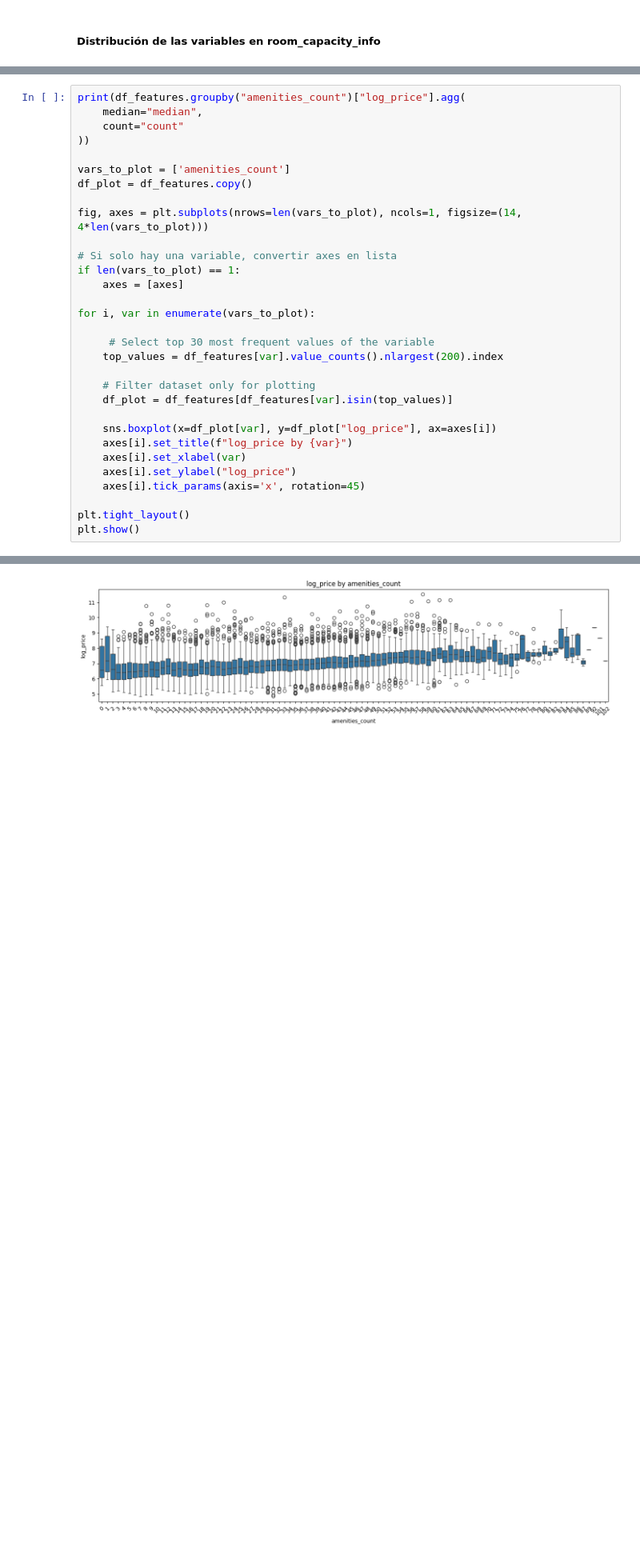
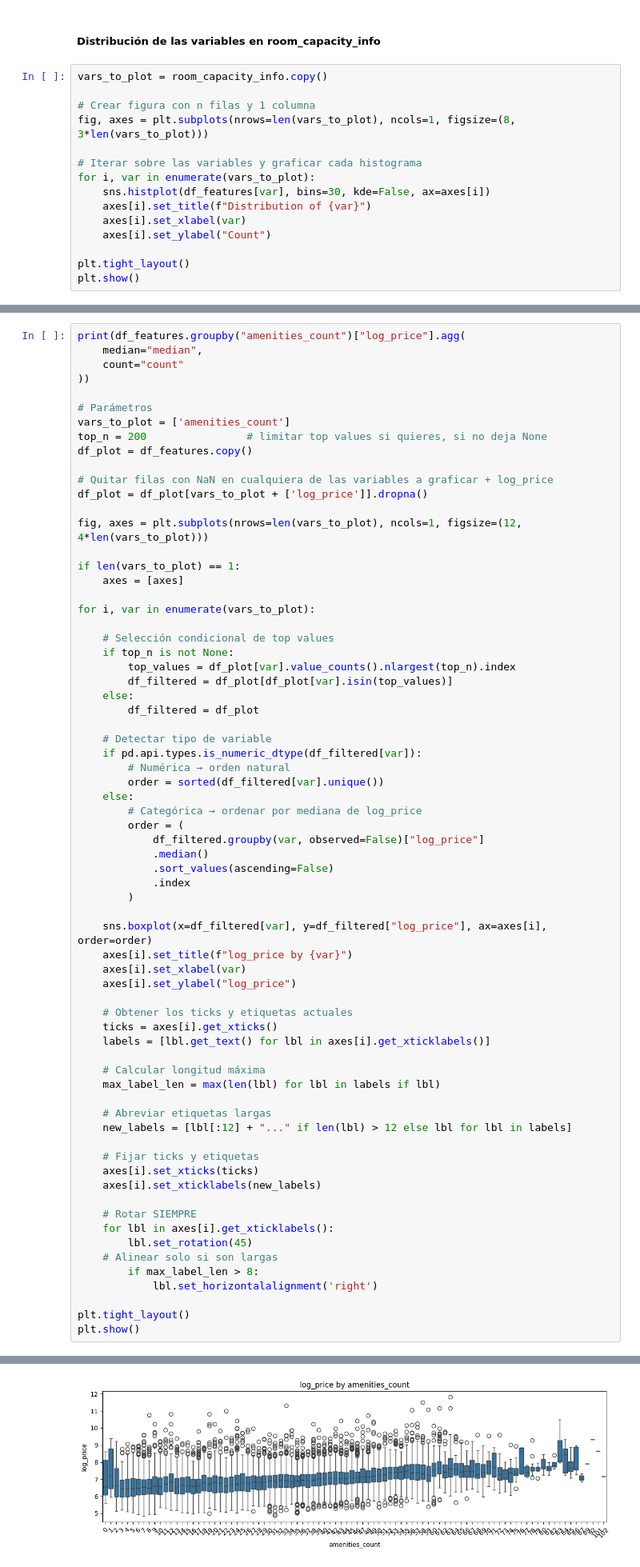
Before and after one commit to josue-rdgzcb/airbnb-price-prediction-cdmx, a Jupyter notebook: notebooks/01_data_exploration.ipynb, the cells around one changed output, grey strips where cells are left out. Shown at 80% size. Cells and saved outputs as stored; diff of their text form; blank space fills up the shorter version.

```diff
--- a/notebooks/01_data_exploration.ipynb
+++ b/notebooks/01_data_exploration.ipynb
@@ -1821,3 +2115,18 @@ El resumen estadístico de las variables de `accommodates`, `bathrooms`, `bedroo
 Este resumen confirma que el mercado estándar en la Ciudad de México está dominado por alojamientos pequeños (1–4 huéspedes, 1–2 dormitorios, 1 baño), mientras que los alojamientos grandes son minoritarios y presentan valores extremos que conviene revisar. Estas variables son altamente informativas para explicar el precio, pero podrían requerir limpieza de outliers y validación de registros inconsistentes para mejorar la calidad del modelo predictivo.
 # %% [markdown]
 ##### Distribución de las variables en **room_capacity_info**
+# %%
+vars_to_plot = room_capacity_info.copy()
+
+# Crear figura con n filas y 1 columna
+fig, axes = plt.subplots(nrows=len(vars_to_plot), ncols=1, figsize=(8, 3*len(vars_to_plot)))
+
+# Iterar sobre las variables y graficar cada histograma
+for i, var in enumerate(vars_to_plot):
+    sns.histplot(df_features[var], bins=30, kde=False, ax=axes[i])
+    axes[i].set_title(f"Distribution of {var}")
+    axes[i].set_xlabel(var)
+    axes[i].set_ylabel("Count")
+
+plt.tight_layout()
+plt.show()
@@ -2210,28 +2727,66 @@ print(df_features.groupby("amenities_count")["log_price"].agg(
     count="count"
 ))
 
+# Parámetros
 vars_to_plot = ['amenities_count']
+top_n = 200                # limitar top values si quieres, si no deja None
 df_plot = df_features.copy()
 
-fig, axes = plt.subplots(nrows=len(vars_to_plot), ncols=1, figsize=(14, 4*len(vars_to_plot)))
+# Quitar filas con NaN en cualquiera de las variables a graficar + log_price
+df_plot = df_plot[vars_to_plot + ['log_price']].dropna()
 
-# Si solo hay una variable, convertir axes en lista
+fig, axes = plt.subplots(nrows=len(vars_to_plot), ncols=1, figsize=(12, 4*len(vars_to_plot)))
+
 if len(vars_to_plot) == 1:
     axes = [axes]
 
 for i, var in enumerate(vars_to_plot):
 
-     # Select top 30 most frequent values of the variable
-    top_values = df_features[var].value_counts().nlargest(200).index
+    # Selección condicional de top values
+    if top_n is not None:
+        top_values = df_plot[var].value_counts().nlargest(top_n).index
+        df_filtered = df_plot[df_plot[var].isin(top_values)]
+    else:
+        df_filtered = df_plot
 
-    # Filter dataset only for plotting
-    df_plot = df_features[df_features[var].isin(top_values)]
+    # Detectar tipo de variable
+    if pd.api.types.is_numeric_dtype(df_filtered[var]):
+        # Numérica → orden natural
+        order = sorted(df_filtered[var].unique())
+    else:
+        # Categórica → ordenar por mediana de log_price
+        order = (
+            df_filtered.groupby(var, observed=False)["log_price"]
+            .median()
+            .sort_values(ascending=False)
+            .index
+        )
 
-    sns.boxplot(x=df_plot[var], y=df_plot["log_price"], ax=axes[i])
+    sns.boxplot(x=df_filtered[var], y=df_filtered["log_price"], ax=axes[i], order=order)
     axes[i].set_title(f"log_price by {var}")
     axes[i].set_xlabel(var)
     axes[i].set_ylabel("log_price")
-    axes[i].tick_params(axis='x', rotation=45)
+
+    # Obtener los ticks y etiquetas actuales
+    ticks = axes[i].get_xticks()
+    labels = [lbl.get_text() for lbl in axes[i].get_xticklabels()]
+
+    # Calcular longitud máxima
+    max_label_len = max(len(lbl) for lbl in labels if lbl)
+
+    # Abreviar etiquetas largas
+    new_labels = [lbl[:12] + "..." if len(lbl) > 12 else lbl for lbl in labels]
+
+    # Fijar ticks y etiquetas
+    axes[i].set_xticks(ticks)
+    axes[i].set_xticklabels(new_labels)
+
+    # Rotar SIEMPRE
+    for lbl in axes[i].get_xticklabels():
+        lbl.set_rotation(45)
+    # Alinear solo si son largas
+        if max_label_len > 8:
+            lbl.set_horizontalalignment('right')
 
 plt.tight_layout()
 plt.show()
@@ -2250,10 +2805,10 @@ amenities_count
 9                6.612041    323
 ... (78 lines left out)
 89               7.910591      1
 92               9.343909      1
 101              8.661640      1
 102              7.170120      1
-[figure, old version]
+[figure, new version]
 # %%
 vars_to_plot = ['amenities_count']
 df_plot = df_features.copy()
```
Also changed, not shown: parts of 53 cells of this notebook.
